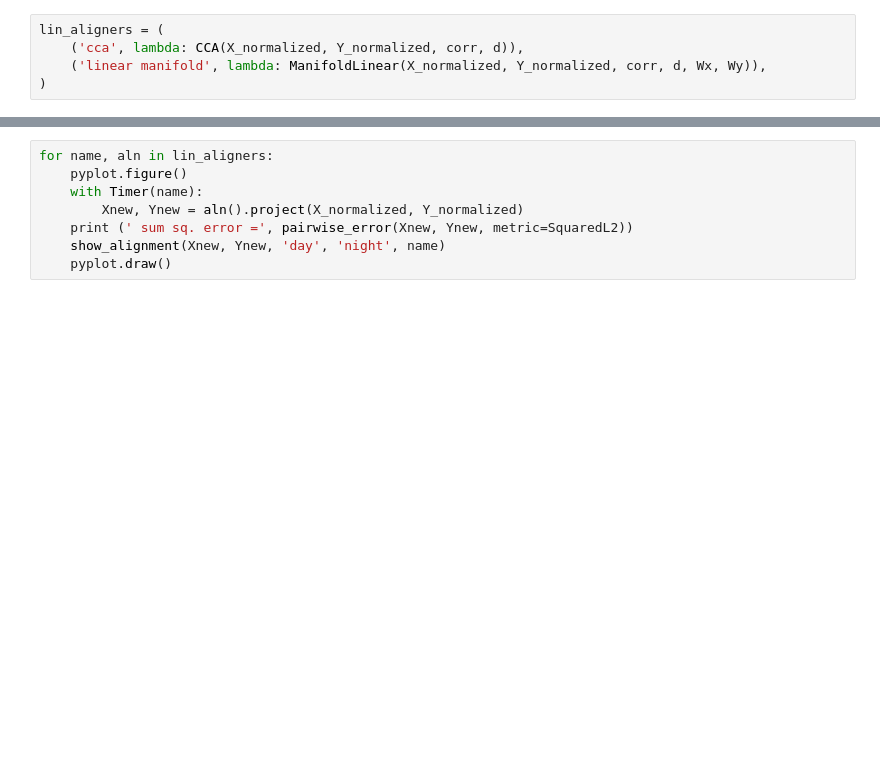
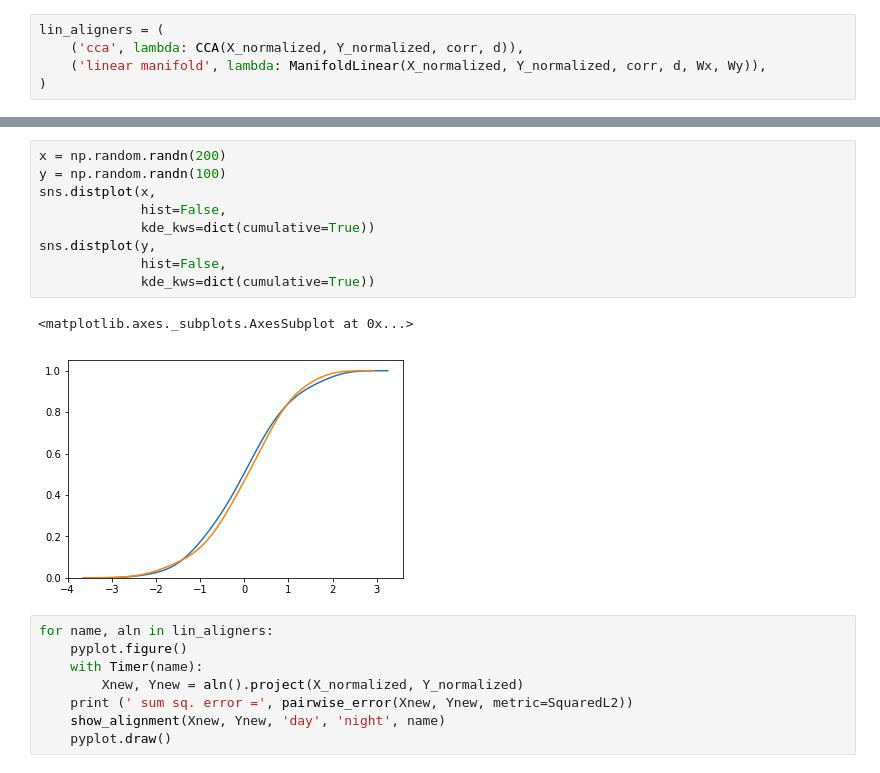
Before and after one commit to namtk/ManiNetCluster, a Jupyter notebook: inst/python/Untitled-Copy1.ipynb, the cells around one changed output, grey strips where cells are left out. Saved outputs shown, nothing was run; the diff lists cells and outputs as text; blank space fills up the shorter version.

```diff
--- a/inst/python/Untitled-Copy1.ipynb
+++ b/inst/python/Untitled-Copy1.ipynb
@@ -42,3 +89,15 @@ lin_aligners = (
+# %%
+x = np.random.randn(200)
+y = np.random.randn(100)
+sns.distplot(x,
+             hist=False,
+             kde_kws=dict(cumulative=True))
+sns.distplot(y,
+             hist=False,
+             kde_kws=dict(cumulative=True))
+# %% [output]
+<matplotlib.axes._subplots.AxesSubplot at 0x...>
+[figure, added]
 # %%
 for name, aln in lin_aligners:
     pyplot.figure()
```
Also changed, not shown: parts of 5 cells of this notebook, 11 other files.
